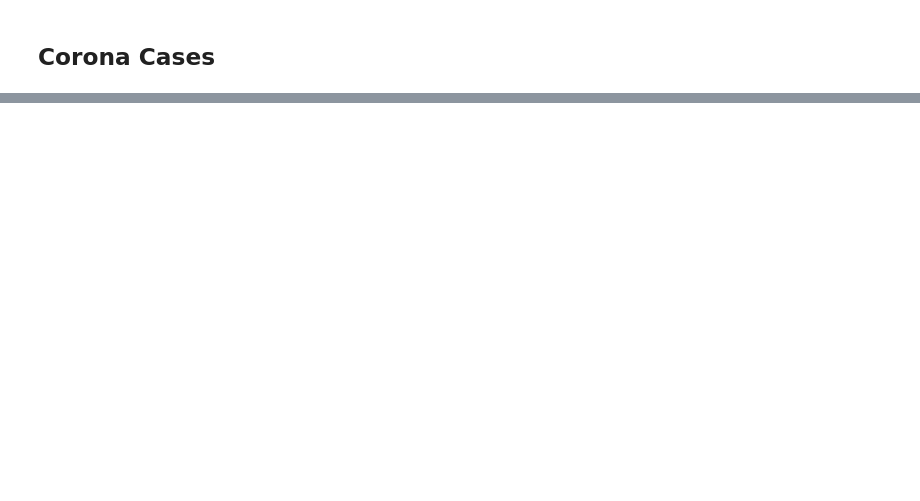
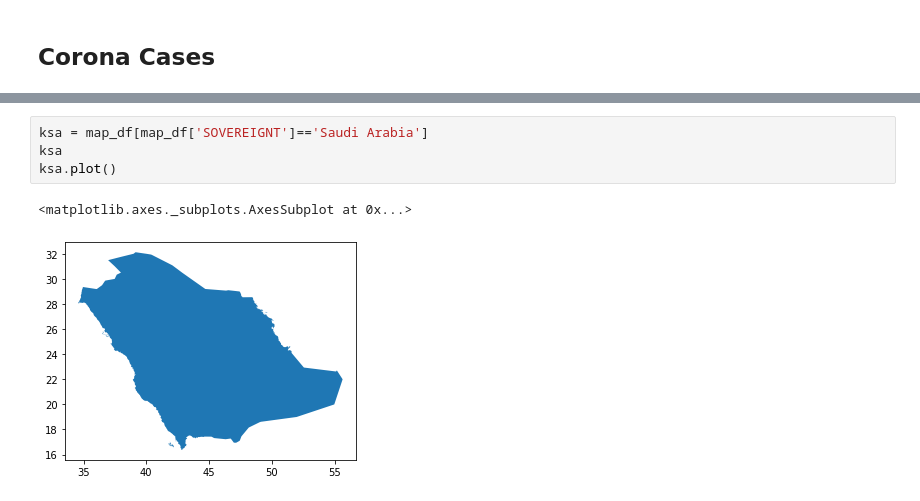
Before and after one commit to MohammedAlawami/corona-data-challenge, a Jupyter notebook: world_map.ipynb, the cells around one changed output, grey strips where cells are left out. Drawn from its saved outputs; the diff is of its cells as text; blank space fills up the shorter version.

```diff
--- a/world_map.ipynb
+++ b/world_map.ipynb
@@ -142,0 +150,7 @@ fig.savefig('testmap2.png', dpi=300)
+# %%
+ksa = map_df[map_df['SOVEREIGNT']=='Saudi Arabia']
+ksa
+ksa.plot()
+# %% [output]
+<matplotlib.axes._subplots.AxesSubplot at 0x...>
+[figure, added]
```
Also changed, not shown: parts of 7 cells of this notebook.
